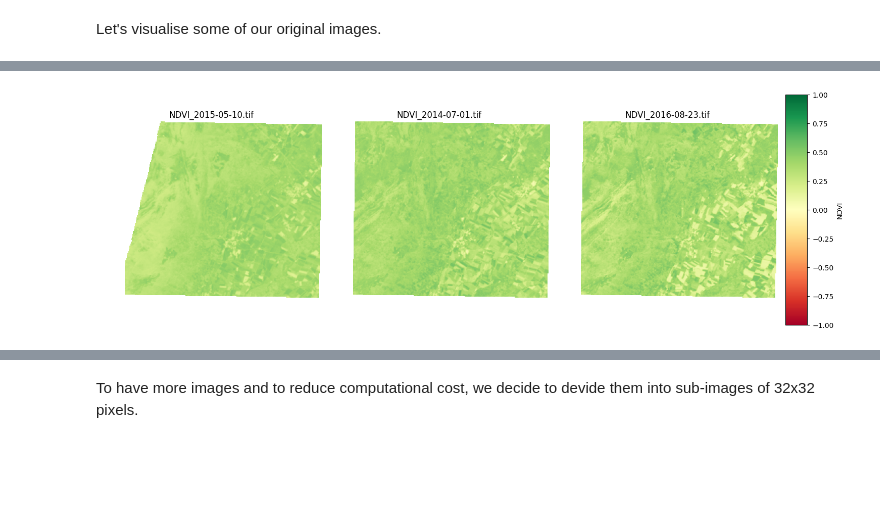
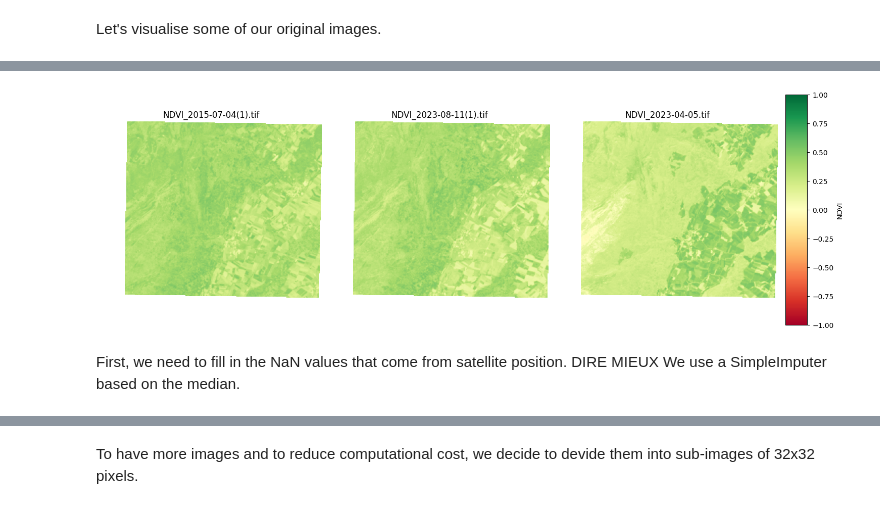
Before and after one commit to larasauser/2024_MLEES, a Jupyter notebook: Project/project_script.ipynb, the cells around one changed output, grey strips where cells are left out. Drawn from its saved outputs; the diff is of its cells as text; code cells hidden in the pictures; blank space fills up the shorter version.

```diff
--- a/Project/project_script.ipynb
+++ b/Project/project_script.ipynb
@@ -19,5 +19,5 @@ drive.mount('/content/drive')
 
 
 import os
-folder_path = '/content/drive/My Drive/NDVI_Landsat8_10/'
+folder_path = '/content/drive/My Drive/NDVI_images/'
 # %% [output]
@@ -56,37 +56,40 @@ import numpy as np
 tif_files = [f for f in os.listdir(folder_path) if f.endswith('.tif')]
 
 # Specify the indices of images you want to display
-selected_indices = [10, 50, 100 ]
+selected_indices = [10, 45, 90 ]
 
 # Safeguard: Ensure indices are within range
 selected_files = [tif_files[i] for i in selected_indices if i < len(tif_files)]
 
 # Set up a GridSpec layout
 fig = plt.figure(figsize=(15, 5))
 gs = GridSpec(1, len(selected_files) + 1, width_ratios=[1] * len(selected_files) + [0.1])  # Extra column for the colorbar
 
 axes = [fig.add_subplot(gs[0, i]) for i in range(len(selected_files))]  # Subplots for images
 cbar_ax = fig.add_subplot(gs[0, -1])  # Separate subplot for the colorbar
 
 for i, file_name in enumerate(selected_files):
     file_path = os.path.join(folder_path, file_name)
 
     # Open the GeoTIFF file
     with rasterio.open(file_path) as src:
         ndvi_data = src.read(1)  # Read the first band (NDVI values)
         ndvi_data = np.where(ndvi_data == src.nodata, np.nan, ndvi_data)  # Handle NoData values
 
     # Plot the NDVI data in the subplot
     im = axes[i].imshow(ndvi_data, cmap='RdYlGn', vmin=-1, vmax=1)
     axes[i].set_title(file_name)
     axes[i].axis('off')
 
 # Add the shared colorbar in the dedicated axis
 cbar = fig.colorbar(im, cax=cbar_ax, orientation='vertical')
 cbar.set_label('NDVI')
 
 # Adjust layout
 plt.tight_layout()
 plt.show()
 # %% [output]
-[figure, old version]
+[figure, new version]
+# %% [markdown]
+First, we need to fill in the NaN values that come from satellite position. DIRE MIEUX
+We use a SimpleImputer based on the median.
```
Also changed, not shown: parts of 15 cells of this notebook.
